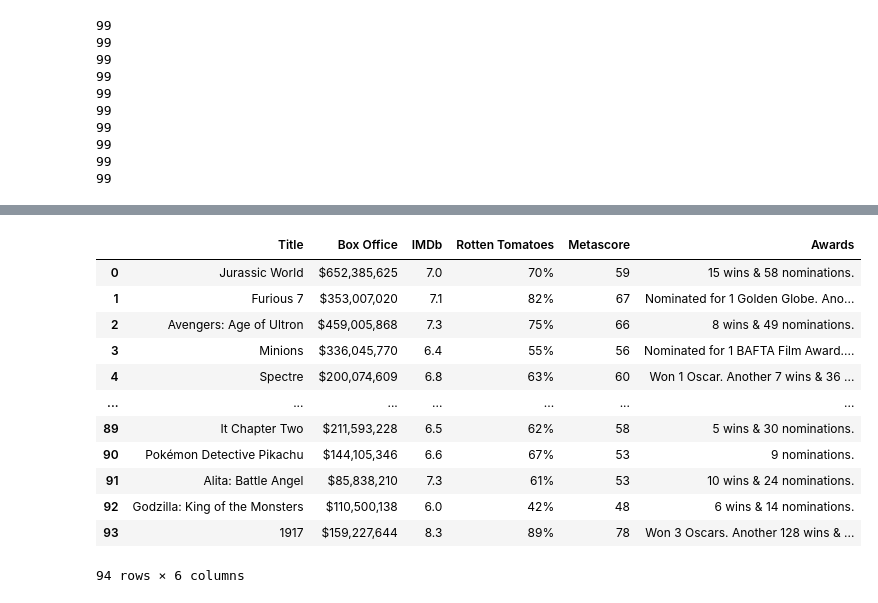
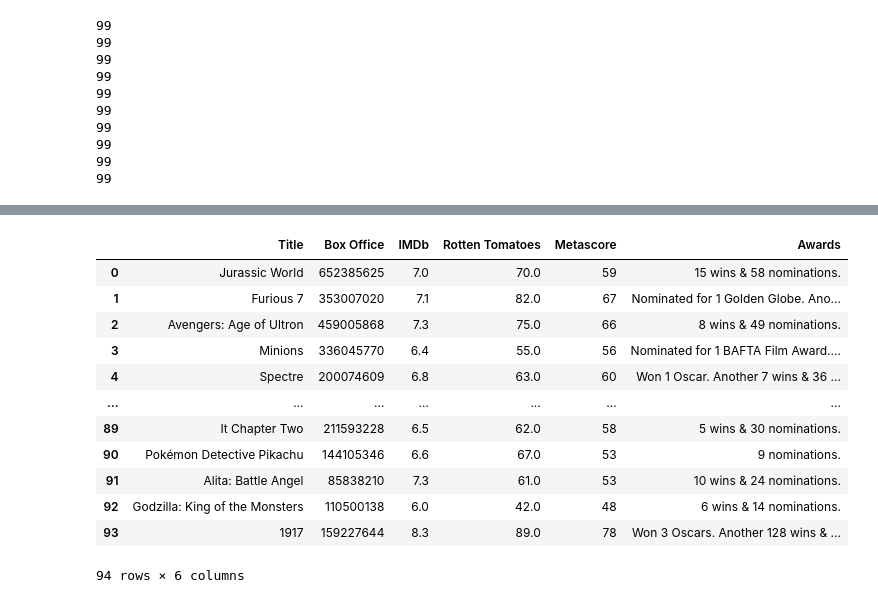
Before and after one commit to juliabrunett/project1, a Jupyter notebook: Data_Exploration_API.ipynb, the cells around one changed output, grey strips where cells are left out. Saved outputs shown, nothing was run; the diff lists cells and outputs as text; code cells hidden in the pictures.

```diff
--- a/Data_Exploration_API.ipynb
+++ b/Data_Exploration_API.ipynb
@@ -74,42 +74,39 @@ for year in release_year:
             movie_id.append(m_id)
             release_date.append(m_release)
 
+for movie in range(len(movie_id)):
             # Take the movie ID's from above, and append to the url to get more details
-            tmdb_details_url = f"https://api.themoviedb.org/3/movie/{movie_id[movie]}?api_key={api_key_1}"
+    tmdb_details_url = f"https://api.themoviedb.org/3/movie/{movie_id[movie]}?api_key={api_key_1}"
 
             # Get the details json response for each individual movie
-            tmdb_details_response = requests.get(tmdb_details_url).json()
-
-            # Save revenue and budget into variables
-            revenue = tmdb_details_response["revenue"]
-            budget = tmdb_details_response["budget"]
+    tmdb_details_response = requests.get(tmdb_details_url).json()
 
             # Append revenue and budget to lists
-            tmdb_revenue.append(revenue)
-            tmdb_budget.append(budget)
+    tmdb_revenue.append(tmdb_details_response["revenue"])
+    tmdb_budget.append(tmdb_details_response["budget"])
 
             # For loop to get production companies
-            for company in range(len(tmdb_details_response["production_companies"])):
+    for company in range(len(tmdb_details_response["production_companies"])):
 
                 # Store results in a variable
-                prod_comp.append(tmdb_details_response["production_companies"][company]["name"])
+        prod_comp.append(tmdb_details_response["production_companies"][company]["name"])
 
             # Append variables to lists
-            production_companies.append(prod_comp)
-            prod_comp = []
+    production_companies.append(prod_comp)
+    prod_comp = []
 
             # For loop to get genres
-            for genre in range(len(tmdb_details_response["genres"])):
+    for genre in range(len(tmdb_details_response["genres"])):
 
                 # Store results in a variable
-                g.append(tmdb_details_response["genres"][genre]["name"])
-                g_id.append(tmdb_details_response["genres"][genre]["id"])
+        g.append(tmdb_details_response["genres"][genre]["name"])
+        g_id.append(tmdb_details_response["genres"][genre]["id"])
 
             # Append variables to lists
-            genres.append(g)
-            genres_id.append(g_id)
-            g = []
-            g_id = []
+    genres.append(g)
+    genres_id.append(g_id)
+    g = []
+    g_id = []
 # %% [output]
 In The Mood For Surrealism or 8021 doesn't have user votes.
 # %%
@@ -259,27 +255,29 @@ tmdb_df_rough
 # %%
 # Create initial DataFrame
 omdb_df_rough = pd.DataFrame({
     "Title": omdb_titles,
     "Box Office": dom_box_office,
     "IMDb": imdb_rating,
     "Rotten Tomatoes": rotten_tomatoes,
     "Metascore": metacritic_rating,
     "Awards": omdb_awards
 })
+omdb_df_rough["Rotten Tomatoes"] = omdb_df_rough["Rotten Tomatoes"].replace("%", "", regex=True).astype(float)
+omdb_df_rough["Box Office"] = omdb_df_rough["Box Office"].replace(["\$", ","],["", ""], regex=True).astype(int)
 omdb_df_rough
 # %% [output]
 |  | Title | Box Office | IMDb | Rotten Tomatoes | Metascore | Awards |
-| 0 | Jurassic World | $652,385,625 | 7.0 | 70% | 59 | 15 wins & 58 nominations. |
-| 1 | Furious 7 | $353,007,020 | 7.1 | 82% | 67 | Nominated for 1 Golden Globe. Ano... |
-| 2 | Avengers: Age of Ultron | $459,005,868 | 7.3 | 75% | 66 | 8 wins & 49 nominations. |
-| 3 | Minions | $336,045,770 | 6.4 | 55% | 56 | Nominated for 1 BAFTA Film Award.... |
-| 4 | Spectre | $200,074,609 | 6.8 | 63% | 60 | Won 1 Oscar. Another 7 wins & 36 ... |
+| 0 | Jurassic World | 652385625 | 7.0 | 70.0 | 59 | 15 wins & 58 nominations. |
+| 1 | Furious 7 | 353007020 | 7.1 | 82.0 | 67 | Nominated for 1 Golden Globe. Ano... |
+| 2 | Avengers: Age of Ultron | 459005868 | 7.3 | 75.0 | 66 | 8 wins & 49 nominations. |
+| 3 | Minions | 336045770 | 6.4 | 55.0 | 56 | Nominated for 1 BAFTA Film Award.... |
+| 4 | Spectre | 200074609 | 6.8 | 63.0 | 60 | Won 1 Oscar. Another 7 wins & 36 ... |
 | ... | ... | ... | ... | ... | ... | ... |
-| 89 | It Chapter Two | $211,593,228 | 6.5 | 62% | 58 | 5 wins & 30 nominations. |
-| 90 | Pokémon Detective Pikachu | $144,105,346 | 6.6 | 67% | 53 | 9 nominations. |
-| 91 | Alita: Battle Angel | $85,838,210 | 7.3 | 61% | 53 | 10 wins & 24 nominations. |
-| 92 | Godzilla: King of the Monsters | $110,500,138 | 6.0 | 42% | 48 | 6 wins & 14 nominations. |
-| 93 | 1917 | $159,227,644 | 8.3 | 89% | 78 | Won 3 Oscars. Another 128 wins & ... |
+| 89 | It Chapter Two | 211593228 | 6.5 | 62.0 | 58 | 5 wins & 30 nominations. |
+| 90 | Pokémon Detective Pikachu | 144105346 | 6.6 | 67.0 | 53 | 9 nominations. |
+| 91 | Alita: Battle Angel | 85838210 | 7.3 | 61.0 | 53 | 10 wins & 24 nominations. |
+| 92 | Godzilla: King of the Monsters | 110500138 | 6.0 | 42.0 | 48 | 6 wins & 14 nominations. |
+| 93 | 1917 | 159227644 | 8.3 | 89.0 | 78 | Won 3 Oscars. Another 128 wins & ... |
 94 rows × 6 columns
 # %%
 # Export rough csv's to Output Files folder: (needs to be cleaned up next) and merged
```
Also changed, not shown: parts of 3 cells of this notebook, 2 other files.
